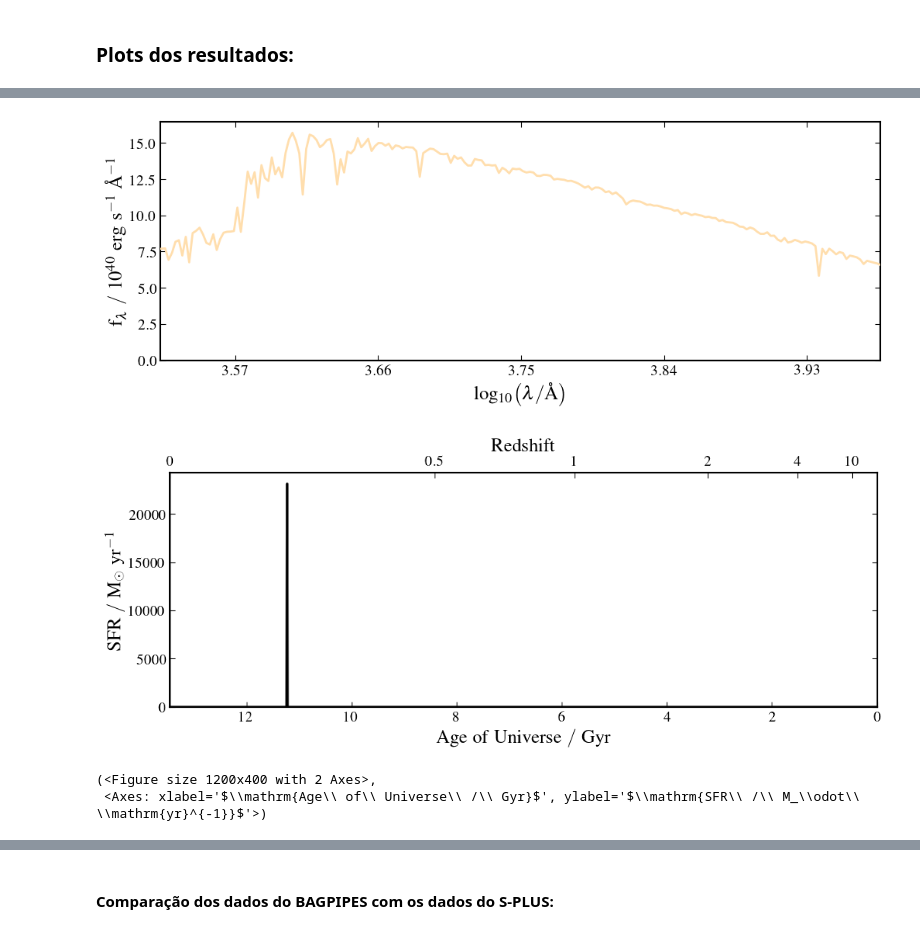
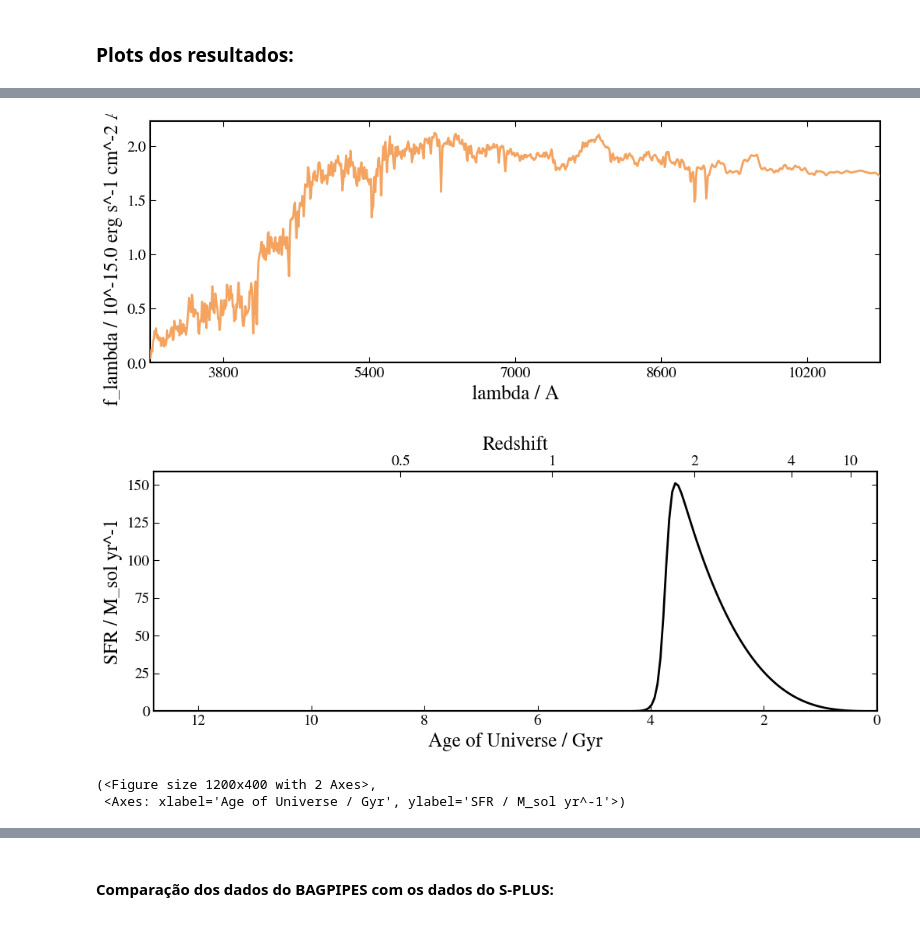
Before and after one commit to pedroand6/Inference4ETGs, a Jupyter notebook: Data/catalogue_estimation.ipynb, the cells around one changed output, grey strips where cells are left out. Drawn from its saved outputs; the diff is of its cells as text; code cells hidden in the pictures.

```diff
--- a/Data/catalogue_estimation.ipynb
+++ b/Data/catalogue_estimation.ipynb
@@ -18,7 +18,7 @@ plt.rcParams["xtick.labelsize"] = 10
 plt.rcParams["ytick.labelsize"] = 10
 plt.rcParams['font.size'] = 12
 plt.rc('font', **{'family': 'serif', 'serif': ['Times']})
-plt.rcParams["text.usetex"] = True
+#plt.rcParams["text.usetex"] = True
 mpl.rcParams['figure.dpi'] = 100
 mpl.rcParams['legend.frameon'] = False #importante
 mpl.rcParams['font.family'] = 'STIXGeneral'
@@ -275,7 +276,7 @@ mock_data = kernel.resample(10000)
 #mock_SFR = (mock_data[2, :])[mock_data[2, :] >= 0]
 #sfr_mask = (mock_data[2, :] >= 0)
 
-mock_met = mock_data[0, :]
+mock_met = 10**mock_data[0, :]
 mock_mass = (mock_data[1, :])
 mock_dispvel = 10**(mock_data[2, :])
 
@@ -298,9 +299,9 @@ plt.show()
 fig = plt.figure(figsize=(14, 12))
 subplot_pos = 320
 
-plot_mock(np.log10(mock_tau), np.log10(tau), r"$\log(\tau)$")
-plot_mock(np.log10(mock_alpha), np.log10(alpha), r"$\log(\alpha)$")
-plot_mock(np.log10(mock_beta), np.log10(beta), r"$\log(\beta)$")
+plot_mock(mock_tau, tau, r"$\log(\tau)$")
+plot_mock(mock_alpha, alpha, r"$\log(\alpha)$")
+plot_mock(mock_beta, beta, r"$\log(\beta)$")
 
 plt.tight_layout()
 plt.show()
@@ -315,13 +312,8 @@ len(mock_mass)
 from numpy import random as rnd
 
 total_samples = 100
-mock_photo_u = np.zeros(total_samples)
-mock_photo_g = np.zeros(total_samples)
-mock_photo_i = np.zeros(total_samples)
-mock_photo_r = np.zeros(total_samples)
-mock_photo_z = np.zeros(total_samples)
-
-filt_list = np.loadtxt("splus-filters/splus_filters.txt", dtype="str")
+spec_wavs = np.linspace(3000, 11000, 1000) #Angstroms
+spectra = []
 
 # gera os modelos do bagpipes randomizados de acordo com as PDFs
 for i in range(total_samples):
@@ -330,44 +322,40 @@ for i in range(total_samples):
     metallicity = mock_met[index]
     mass = mock_mass[index]
     dispvel = mock_dispvel[index]
     tau_mock = mock_tau[index]
     alpha_mock = mock_alpha[index]
     beta_mock = mock_beta[index]
 
     #print("Massa:", mass, "\nMetalicidade:", metallicity, "\nDispersão de Velocidade:", dispvel)
 
     dblplaw = {}
-    dblplaw["massformed"] = mass
-    dblplaw["metallicity"] = metallicity
+    dblplaw["massformed"] = mass # Em log
+    dblplaw["metallicity"] = metallicity # Em Z_sun
 
     dblplaw["alpha"] = alpha_mock
     dblplaw["beta"] = beta_mock
     dblplaw["tau"] = tau_mock
 
     # Adicionar variação na poeira dependendo da metalicidade?
     dust = {}
     dust["type"] = "Calzetti"
     dust["Av"] = 0
     dust["eta"] = 3
 
     model_components = {}
     model_components["dblplaw"] = dblplaw
-    model_components["dust"] = dust
-    model_components["redshift"] = 0 # redshift observado --- REAMOSTRAR REDSHIFT FOTOMÉTRICO DO S-PLUS AQUI?
+    #model_components["dust"] = dust
+    model_components["redshift"] = 0.05 # redshift observado --- REAMOSTRAR REDSHIFT FOTOMÉTRICO DO S-PLUS AQUI?
     model_components["t_bc"] = 0.01 # idade máxima da nuvem molecular de uma população jovem
     model_components["veldisp"] = dispvel # dispersao de velocidade em km/s
 
-    model = pipes.model_galaxy(model_components, filt_list=filt_list, phot_units="mujy")
-    mock_photo_u[i] = model.photometry[0]
-    mock_photo_g[i] = model.photometry[5]
-    mock_photo_r[i] = model.photometry[7]
-    mock_photo_i[i] = model.photometry[9]
-    mock_photo_z[i] = model.photometry[11]
+    model = pipes.model_galaxy(model_components, spec_wavs=spec_wavs)
+    spectra.append(model.spectrum)
 
 model.plot()
 model.sfh.plot()
 # %% [output]
-[figure, old version]
+[figure, new version]
-[figure, old version]
+[figure, new version]
 (<Figure size 1200x400 with 2 Axes>,
- <Axes: xlabel='$\\mathrm{Age\\ of\\ Universe\\ /\\ Gyr}$', ylabel='$\\mathrm{SFR\\ /\\ M_\\odot\\ \\mathrm{yr}^{-1}}$'>)
+ <Axes: xlabel='Age of Universe / Gyr', ylabel='SFR / M_sol yr^-1'>)
```
Also changed, not shown: parts of 12 cells of this notebook, 2 other files.
